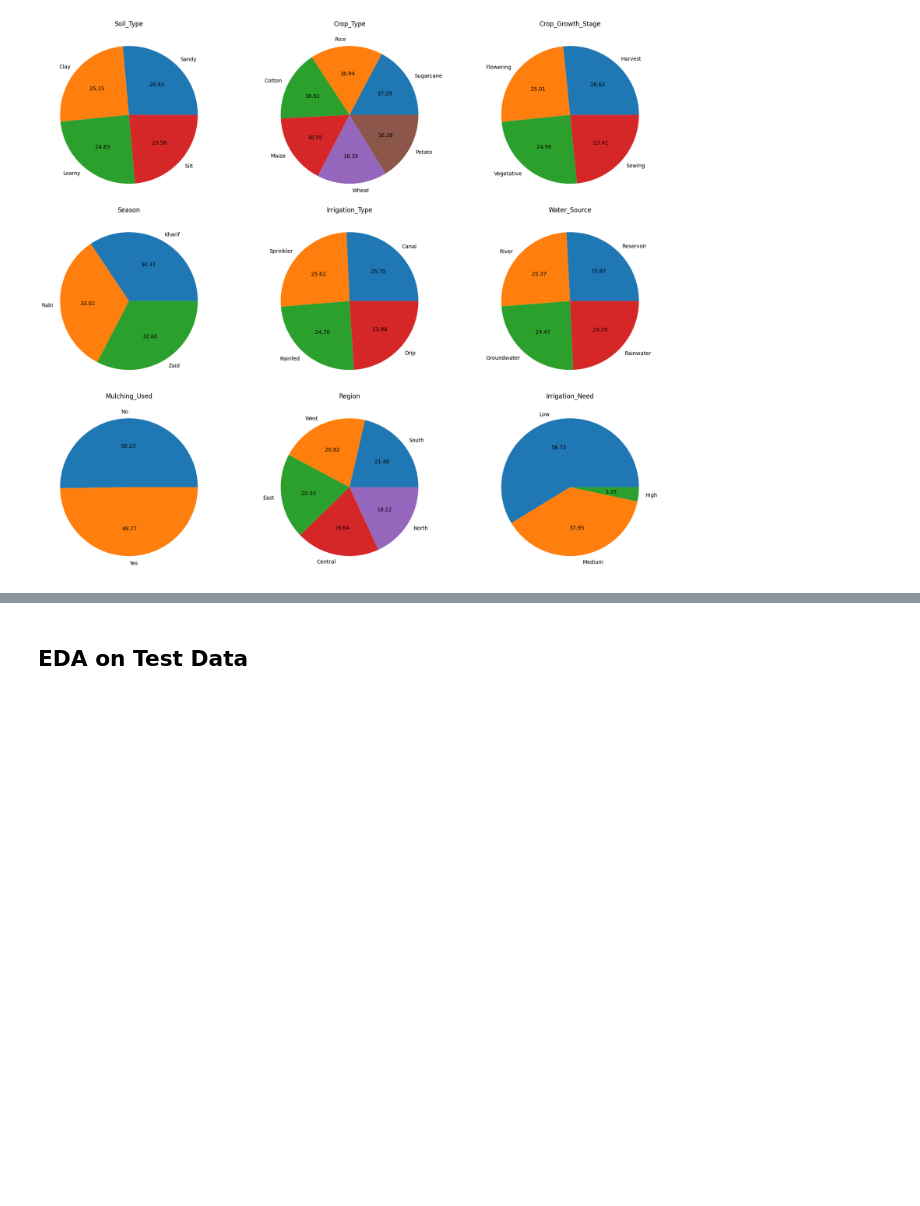
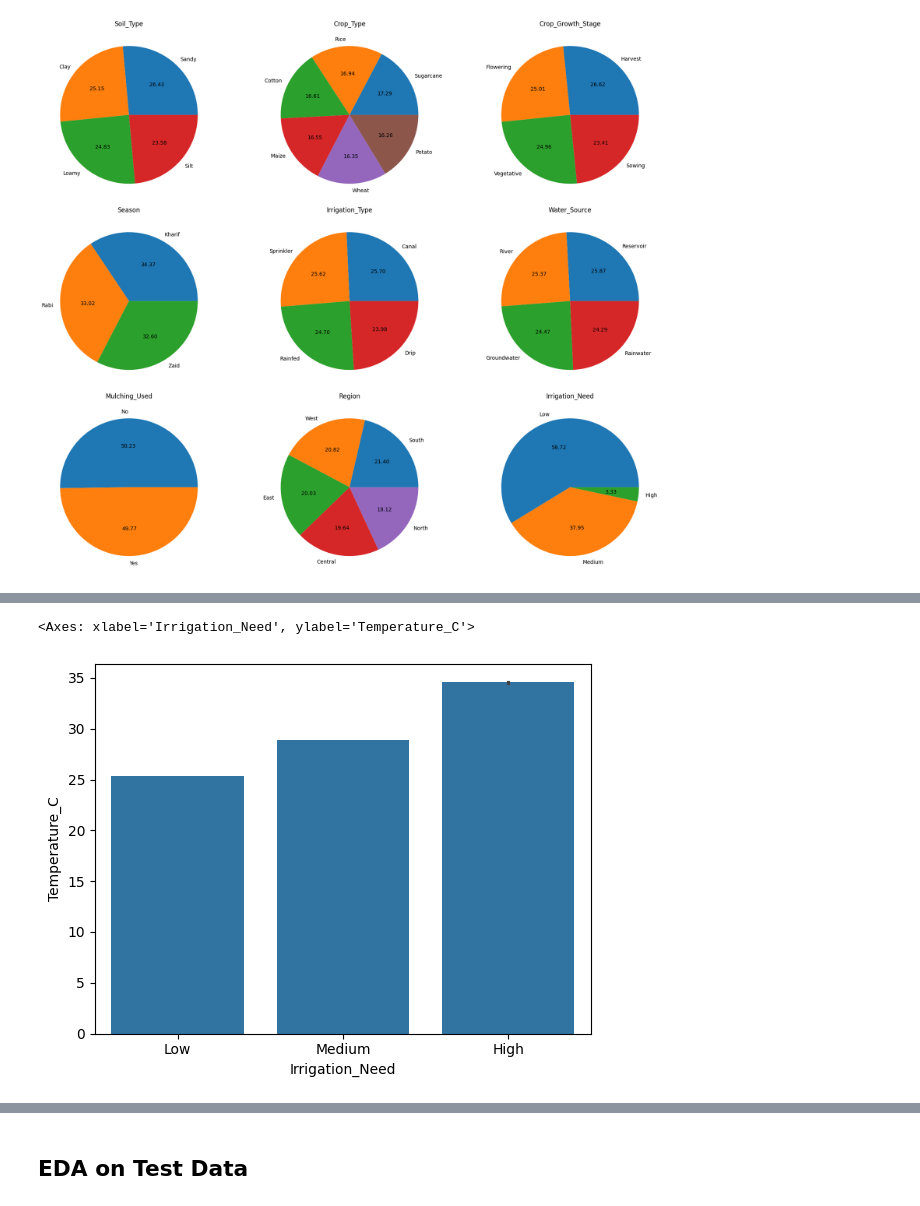
Before and after one commit to 22F3001706/Predicting-Irrigation-Need, a Jupyter notebook: Predicting_Irrigation_need_nb.ipynb, the cells around one changed output, grey strips where cells are left out. Cells and saved outputs as stored; diff of their text form; code cells hidden in the pictures; blank space fills up the shorter version.

```diff
--- a/Predicting_Irrigation_need_nb.ipynb
+++ b/Predicting_Irrigation_need_nb.ipynb
@@ -145,0 +178,5 @@ plt.show()
+# %%
+sns.barplot(x= train_data['Irrigation_Need'] , y=train_data['Temperature_C'])
+# %% [output]
+<Axes: xlabel='Irrigation_Need', ylabel='Temperature_C'>
+[figure, added]
```
Also changed, not shown: parts of 45 cells of this notebook.
